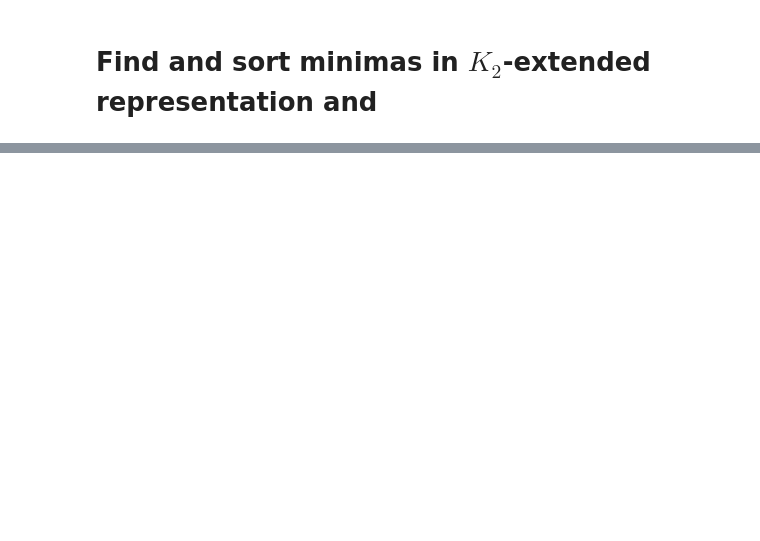
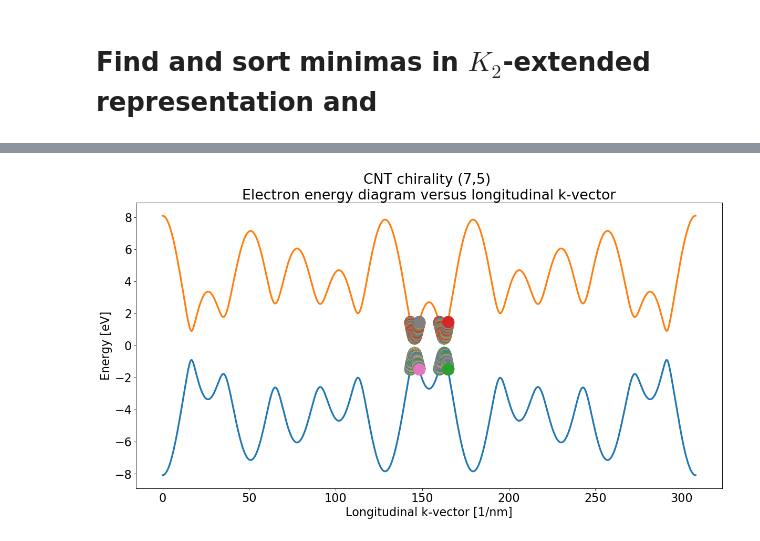
Before and after one commit to amirhosseindavoody/carbon_nanotube_exciton_energy, a Jupyter notebook: python/cnt_exciton.ipynb, the cells around one changed output, grey strips where cells are left out. Saved outputs shown, nothing was run; the diff lists cells and outputs as text; code cells hidden in the pictures; blank space fills up the shorter version.

```diff
--- a/python/cnt_exciton.ipynb
+++ b/python/cnt_exciton.ipynb
@@ -336,7 +341,9 @@ def bubble_sort(indices, energy):
     return indices
 
 def find_equivalent_minimas(local_min_index, energy):
-    assert (len(local_min_index)%2 is 0), "Number of local minimas is not even."
+#     assert (len(local_min_index)%2 is 0), "Number of local minimas is not even: {}".format(len(local_min_index))
+    if (len(local_min_index)%2 != 0):
+        warnings.warn("Number of local minimas is not even: {}".format(len(local_min_index)))
     equivalent_minimas = []
     for i in range(int(len(local_min_index)/2)):
         equivalent_minimas.append([local_min_index[2*i], local_min_index[2*i+1]])
@@ -358,0 +367,89 @@ print(local_min_index)
+# %%
+def find_kc_range(i_sub, min_indices, delta_energy, energy):
+    ikc_range = [[],[]]
+
+    # scan the first valey
+    i_valey = 0
+    ik_min = min_indices[i_sub][i_valey][0]
+    mu_min = min_indices[i_sub][i_valey][1]
+    max_energy = energy[1,ik_min, mu_min] + delta_energy
+
+    ikc_range[0].append([ik_min, mu_min])
+    in_range = True
+    count = 0
+    while(in_range):
+        in_range = False
+        count = count+1
+        ik = ik_min + count
+        while (ik >= energy.shape[1]):
+            ik -= energy.shape[1]
+        if (energy[1,ik,mu_min] < max_energy):
+            ikc_range[i_valey].append([ik,mu_min])
+            in_range = True
+
+        ik = ik_min - count
+        while (ik < 0):
+            ik += energy.shape[1]
+        if (energy[1,ik,mu_min] < max_energy):
+            ikc_range[i_valey].insert(0,[ik,mu_min])
+            in_range = True
+
+    # scan the second valey
+    i_valey = 1
+    ik_min = min_indices[i_sub][i_valey][0]
+    mu_min = min_indices[i_sub][i_valey][1]
+
+    ikc_range[i_valey].append([ik_min, mu_min])
+    in_range = True
+    count = 0
+    while(in_range):
+        in_range = False
+        count = count+1
+        ik = ik_min + count
+        while (ik >= energy.shape[1]):
+            ik -= energy.shape[1]
+        if (energy[1,ik,mu_min] < max_energy):
+            ikc_range[i_valey].append([ik,mu_min])
+            in_range = True
+
+        ik = ik_min - count
+        while (ik < 0):
+            ik += energy.shape[1]
+        if (energy[1,ik,mu_min] < max_energy):
+            ikc_range[i_valey].insert(0,[ik,mu_min])
+            in_range = True
+
+    assert len(ikc_range[0]) == len(ikc_range[1]), \
+        "Number of states in equivalent valleys are different: len(ikc_range[0])={}, len(ikc_range[1])={}".format(len(ikc_range[0]), len(ikc_range[1]))
+
+    return ikc_range
+
+ikc_range = find_kc_range(i_sub=0, min_indices=local_min_index, delta_energy=1*eV, energy=el_energy_K2ext)
+ikc_range = np.array(ikc_range, dtype='int')
+# ikc_range = np.sort(ikc_range, axis=1)
+print(ikc_range.shape)
+
+def plot_kc_range(ikc_range, energy, k_vec):
+
+    fig=plt.figure(figsize=(18, 9), dpi= 80, facecolor='w', edgecolor='k')
+    for dim1 in range(energy.shape[0]):
+        for dim3 in range(energy.shape[2]):
+            plt.plot(k_vec*1e-9, energy[dim1,:,dim3]/eV, linestyle='-', linewidth=3)
+
+    selected_energy = []
+    for i_valley in range(ikc_range.shape[0]):
+        for j in range(ikc_range.shape[1]):
+            for i_band in range(2):
+                ik = ikc_range[i_valley,j,0]
+                mu = ikc_range[i_valley,j,1]
+                plt.plot(k_vec[ik]*1e-9, energy[i_band,ik,mu]/eV, marker='o', markersize=20)
+
+    plt.title('CNT chirality ({},{}) \nElectron energy diagram versus longitudinal k-vector'.format(n,m), size=24)
+    plt.tick_params(axis='both', which='major', labelsize=20)
+    plt.xlabel('Longitudinal k-vector [1/nm]', size=20)
+    plt.ylabel('Energy [eV]', size=20)
+    plt.savefig('K2_extended_electron_bandstructure_highliting_valleys.png')
+
+plot_kc_range(ikc_range=ikc_range, energy=el_energy_K2ext, k_vec=k_vector_K2ext)
+# print(ikc_range[0,:,:])
+# %% [output]
@@ -358,0 +457 @@ print(local_min_index)
+[figure, added]
```
Also changed, not shown: parts of 21 cells of this notebook, 6 other files.
